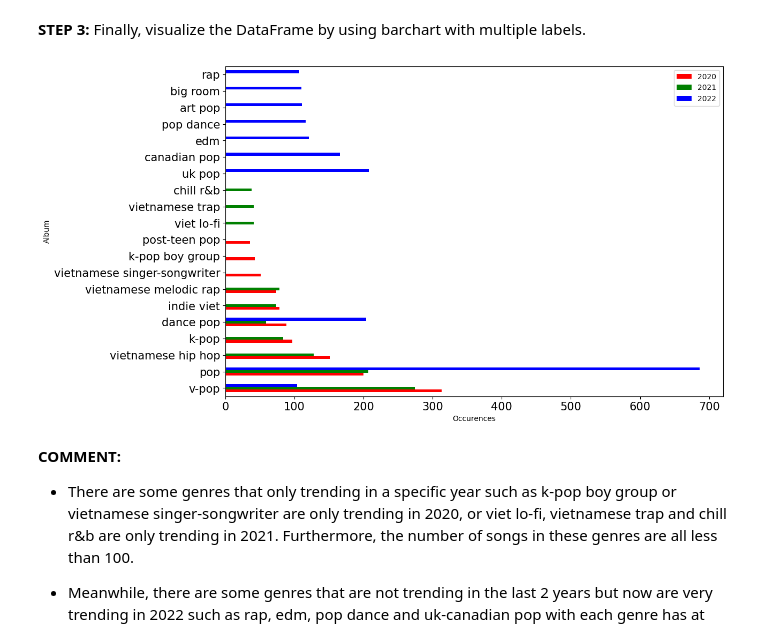
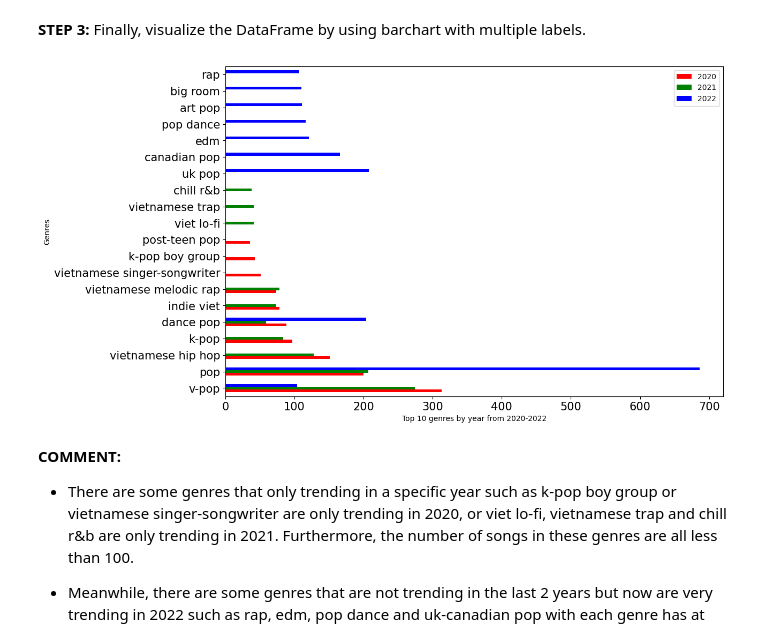
Before and after one commit to quytrungg/Final_Project_CSC14119, a Jupyter notebook: data_analysis/data_analysis.ipynb, the cells around one changed output. Saved outputs shown, nothing was run; the diff lists cells and outputs as text; code cells hidden in the pictures.

```diff
--- a/data_analysis/data_analysis.ipynb
+++ b/data_analysis/data_analysis.ipynb
@@ -107,9 +107,9 @@ top_genres_df = pd.concat([top10_genres_2020, top10_genres_2021, top10_genres_20
 **STEP 3:** Finally, visualize the DataFrame by using barchart with multiple labels.
 # %%
 top_genres_df.plot(kind='barh', color=['r', 'g', 'b'], figsize=(12, 8),
-                        xlabel='Occurences', ylabel='Album', fontsize=15);
+                        xlabel='Top 10 genres by year from 2020-2022', ylabel='Genres', fontsize=15);
 # %% [output]
-[figure, old version]
+[figure, new version]
 # %% [markdown]
 **COMMENT:**
 - There are some genres that only trending in a specific year such as k-pop boy group or vietnamese singer-songwriter are only trending in 2020, or viet lo-fi, vietnamese trap and chill r&b are only trending in 2021. Furthermore, the number of songs in these genres are all less than 100.
```
Also changed, not shown: parts of 9 cells of this notebook, 1 other file.
